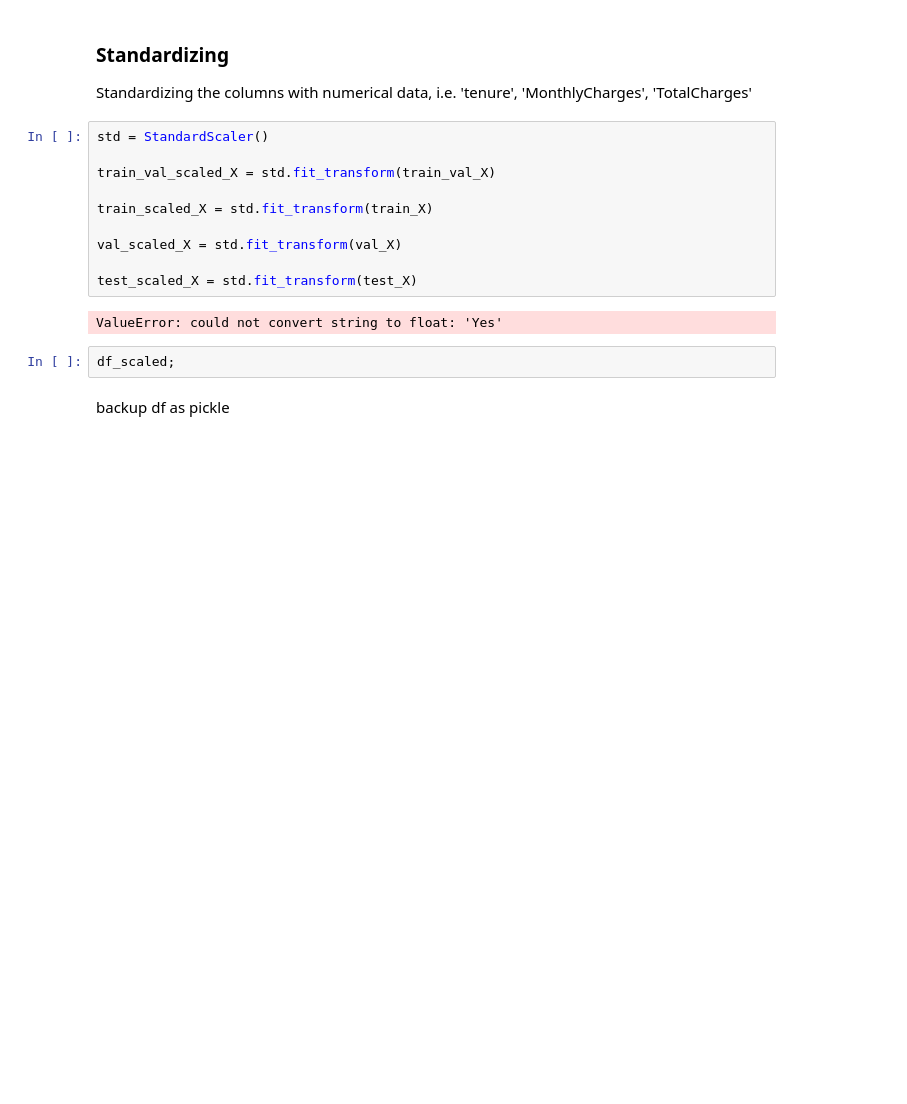
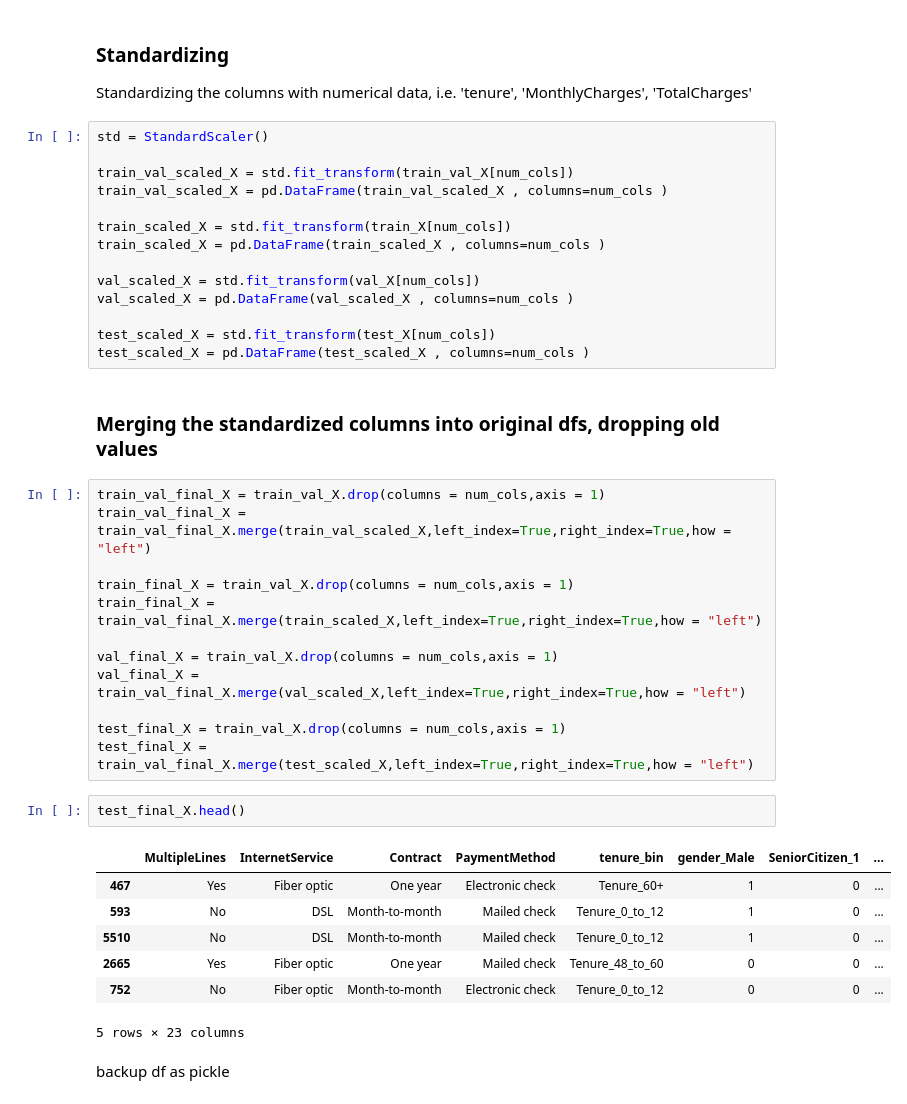
Before and after one commit to robinleoknauth/customer_churn_project, a Jupyter notebook: Customer_Churn_preprocessing_and_DA_and_Models_fix.ipynb, the cells around one changed output. Drawn from its saved outputs; the diff is of its cells as text; blank space fills up the shorter version.

```diff
--- a/Customer_Churn_preprocessing_and_DA_and_Models_fix.ipynb
+++ b/Customer_Churn_preprocessing_and_DA_and_Models_fix.ipynb
@@ -205,17 +213,41 @@ Standardizing the columns with numerical data, i.e. 'tenure', 'MonthlyCharges',
 # %%
 std = StandardScaler()
 
-train_val_scaled_X = std.fit_transform(train_val_X)
+train_val_scaled_X = std.fit_transform(train_val_X[num_cols])
+train_val_scaled_X = pd.DataFrame(train_val_scaled_X , columns=num_cols )
 
-train_scaled_X = std.fit_transform(train_X)
+train_scaled_X = std.fit_transform(train_X[num_cols])
+train_scaled_X = pd.DataFrame(train_scaled_X , columns=num_cols )
 
-val_scaled_X = std.fit_transform(val_X)
+val_scaled_X = std.fit_transform(val_X[num_cols])
+val_scaled_X = pd.DataFrame(val_scaled_X , columns=num_cols )
 
-test_scaled_X = std.fit_transform(test_X)
+test_scaled_X = std.fit_transform(test_X[num_cols])
+test_scaled_X = pd.DataFrame(test_scaled_X , columns=num_cols )
-# %% [output]
-ValueError: could not convert string to float: 'Yes'
-# %%
-df_scaled;
+# %% [markdown]
+### Merging the standardized columns into original dfs, dropping old values
+# %%
+train_val_final_X = train_val_X.drop(columns = num_cols,axis = 1)
+train_val_final_X = train_val_final_X.merge(train_val_scaled_X,left_index=True,right_index=True,how = "left")
+
+train_final_X = train_val_X.drop(columns = num_cols,axis = 1)
+train_final_X = train_val_final_X.merge(train_scaled_X,left_index=True,right_index=True,how = "left")
+
+val_final_X = train_val_X.drop(columns = num_cols,axis = 1)
+val_final_X = train_val_final_X.merge(val_scaled_X,left_index=True,right_index=True,how = "left")
+
+test_final_X = train_val_X.drop(columns = num_cols,axis = 1)
+test_final_X = train_val_final_X.merge(test_scaled_X,left_index=True,right_index=True,how = "left")
+# %%
+test_final_X.head()
+# %% [output]
+|  | MultipleLines | InternetService | Contract | PaymentMethod | tenure_bin | gender_Male | SeniorCitizen_1 | ... |
+| 467 | Yes | Fiber optic | One year | Electronic check | Tenure_60+ | 1 | 0 | ... |
+| 593 | No | DSL | Month-to-month | Mailed check | Tenure_0_to_12 | 1 | 0 | ... |
+| 5510 | No | DSL | Month-to-month | Mailed check | Tenure_0_to_12 | 1 | 0 | ... |
+| 2665 | Yes | Fiber optic | One year | Mailed check | Tenure_48_to_60 | 0 | 0 | ... |
+| 752 | No | Fiber optic | Month-to-month | Electronic check | Tenure_0_to_12 | 0 | 0 | ... |
+5 rows × 23 columns
 # %% [markdown]
 backup df as pickle
 # %% [markdown]
```
Also changed, not shown: parts of 11 cells of this notebook.
